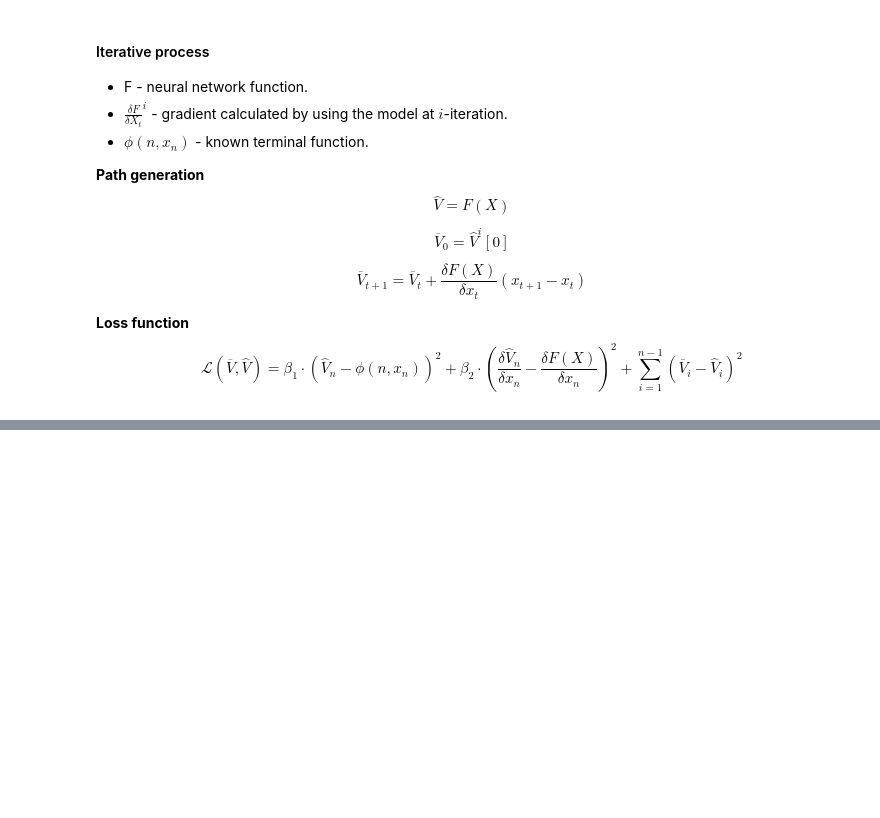
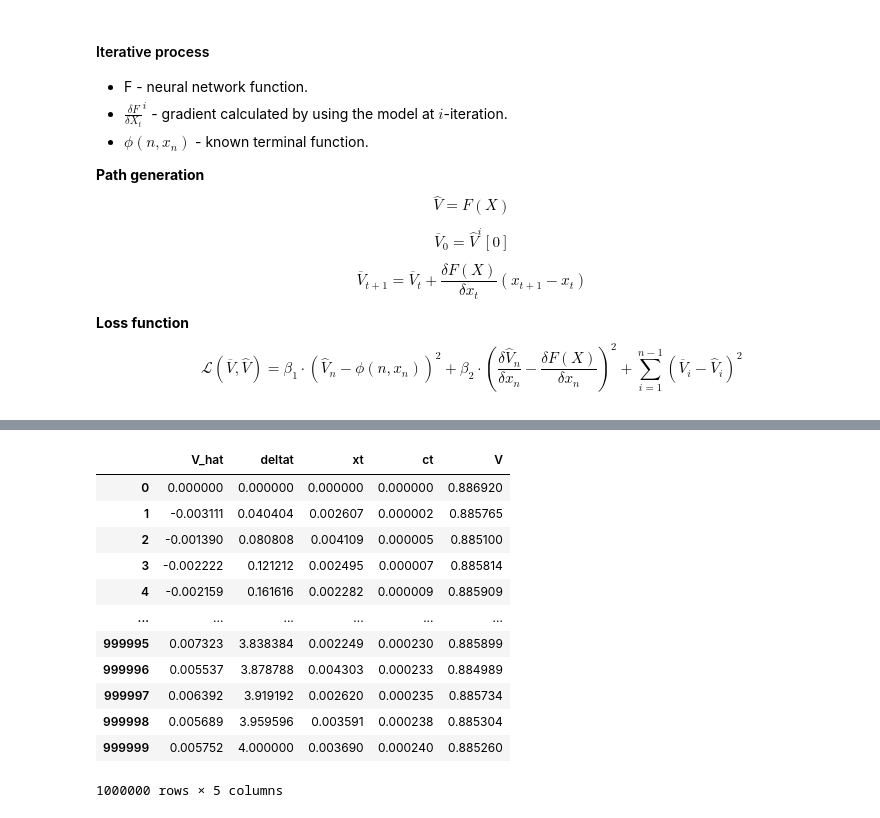
Before and after one commit to borjaf696/LGM_BFSDE, a Jupyter notebook: notebooks/simulation.ipynb, the cells around one changed output, grey strips where cells are left out. Drawn from its saved outputs; the diff is of its cells as text; code cells hidden in the pictures; blank space fills up the shorter version.

```diff
--- a/notebooks/simulation.ipynb
+++ b/notebooks/simulation.ipynb
@@ -377,0 +401,25 @@ TypeError: Tensor is unhashable. Instead, use tensor.ref() as the key.
+# %%
+v, predictions = lgm.predict_path_vectorized(features)
+# %%
+v_df = pd.DataFrame(zip(v.flatten(),np.tile(np.linspace(0, T, N_steps), nsims), df_x['xt'].values.reshape(100, -1).T.flatten()), columns = ['V_hat', 'deltat', 'xt'])
+t_unique = v_df.deltat.unique()
+dict_C = {dt:FinanceUtils.C(dt, sigma = FinanceUtils.sigma) for dt in t_unique}
+v_df['ct'] = v_df.apply(lambda x: dict_C[x['deltat']], axis = 1)
+# %%
+v_df['V'] = v_df.apply(lambda x: ZeroBound.Z(x.xt, x.deltat, T, x.ct) / ZeroBound.N(x.deltat, x.xt, x.ct), axis = 1)
+# %%
+v_df
+# %% [output]
+|  | V_hat | deltat | xt | ct | V |
+| 0 | 0.000000 | 0.000000 | 0.000000 | 0.000000 | 0.886920 |
+| 1 | -0.003111 | 0.040404 | 0.002607 | 0.000002 | 0.885765 |
+| 2 | -0.001390 | 0.080808 | 0.004109 | 0.000005 | 0.885100 |
+| 3 | -0.002222 | 0.121212 | 0.002495 | 0.000007 | 0.885814 |
+| 4 | -0.002159 | 0.161616 | 0.002282 | 0.000009 | 0.885909 |
+| ... | ... | ... | ... | ... | ... |
+| 999995 | 0.007323 | 3.838384 | 0.002249 | 0.000230 | 0.885899 |
+| 999996 | 0.005537 | 3.878788 | 0.004303 | 0.000233 | 0.884989 |
+| 999997 | 0.006392 | 3.919192 | 0.002620 | 0.000235 | 0.885734 |
+| 999998 | 0.005689 | 3.959596 | 0.003591 | 0.000238 | 0.885304 |
+| 999999 | 0.005752 | 4.000000 | 0.003690 | 0.000240 | 0.885260 |
+1000000 rows × 5 columns
```
Also changed, not shown: parts of 7 cells of this notebook.
